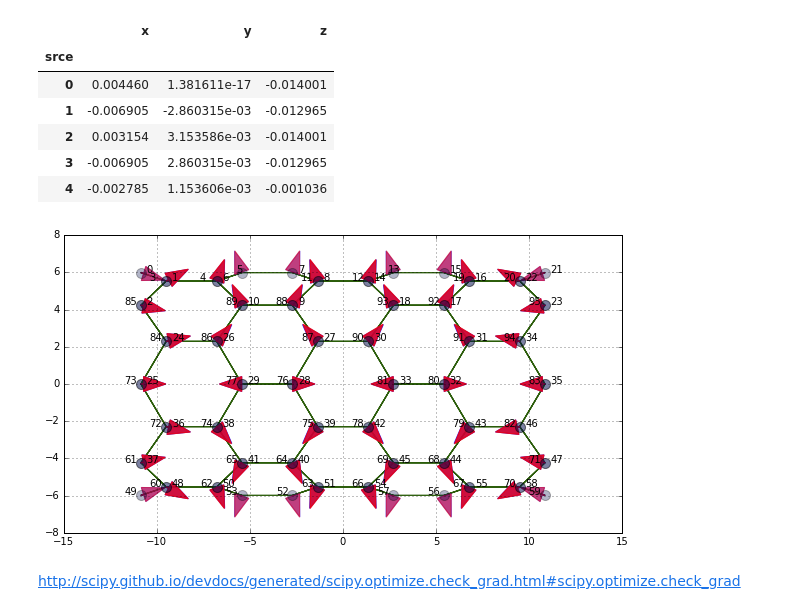
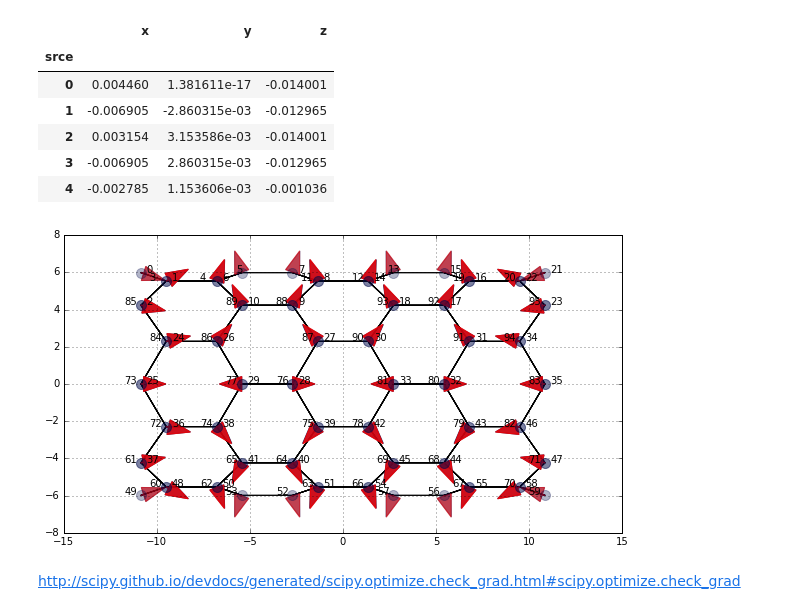
Before and after one commit to DamCB/tyssue, a Jupyter notebook: notebooks/dynamics/Energy minimization.ipynb, the cells around one changed output. Saved outputs shown, nothing was run; the diff lists cells and outputs as text; code cells hidden in the pictures.

```diff
--- a/notebooks/dynamics/Energy minimization.ipynb
+++ b/notebooks/dynamics/Energy minimization.ipynb
@@ -32,6 +33,7 @@ from tyssue.io import hdf5
 # %%
 h5store = 'small_hexagonal.hf5'
-datasets = hdf5.load_datasets(h5store, data_names=['face', 'jv', 'je'])
+datasets = load_datasets(h5store,
+                         data_names=['face', 'jv', 'je'])
 sheet = Sheet('emin', datasets)
 # %% [markdown]
 ### Datasets are made of dataframes
@@ -239,26 +223,26 @@ bck_ve = sheet.face_df.vol_elasticity.copy()
 # %%
 scale = 10
 fig, ax = draw.plot_forces(sheet, geom, model, ['z', 'x'], scale)
 fig.set_size_inches(10, 12)
 for n, (vx, vy, vz) in sheet.jv_df[sheet.coords].iterrows():
     shift = 0.6 * np.sign(vy)
     ax.text(vz+shift-0.3, vx, str(n))
 
-app_grad_specs = draw.get_default_draw_specs()['grad']
+app_grad_specs = load_default('draw', 'sheet')['grad']
 app_grad_specs.update({'color':'r'})
 
 def draw_approx_force(ax=None):
     fig, ax = draw.plot_forces(sheet, geom, model,
                               ['z', 'x'], scaling=scale, ax=ax,
                               approx_grad=solver.approx_grad, **{'grad':app_grad_specs})
     fig.set_size_inches(10, 12)
     return fig, ax
 
 ## Uncomment bellow to recompute
 fig, ax = draw_approx_force(ax=ax)
 #fig
 # %% [output]
-[figure, old version]
+[figure, new version]
 # %%
 sheet.je_df.line_tension = bck_lt.copy()
 sheet.face_df.contractility = bck_ct.copy()
```
Also changed, not shown: parts of 12 cells of this notebook, 14 other files.
